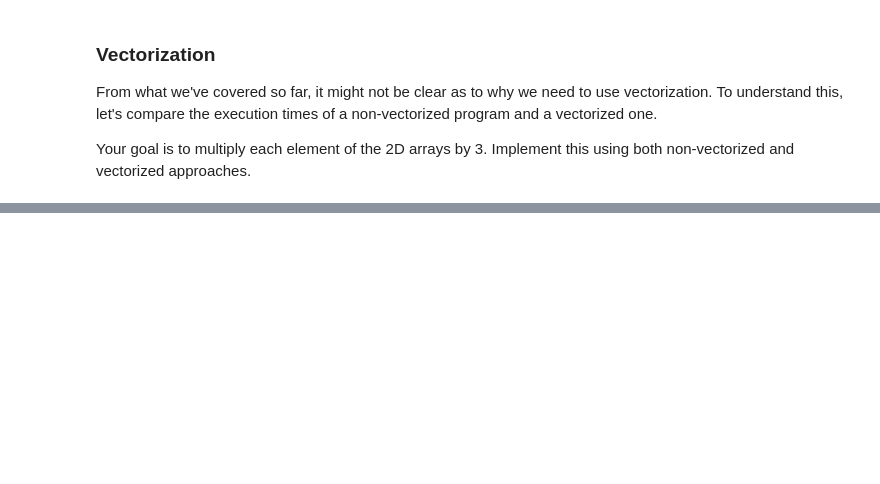
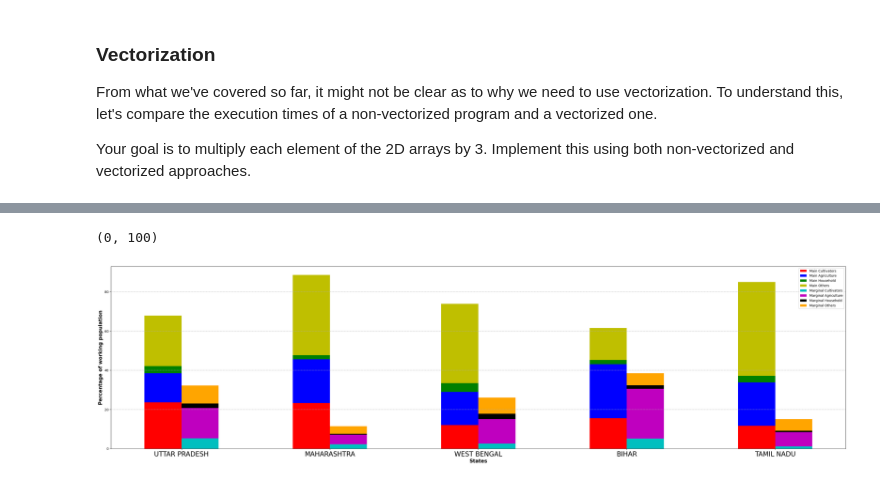
Before and after one commit to avinashc5/VisualTales-Image-Caption-Generator, a Jupyter notebook: Assignment1.ipynb, the cells around one changed output, grey strips where cells are left out. Saved outputs shown, nothing was run; the diff lists cells and outputs as text; code cells hidden in the pictures; blank space fills up the shorter version.

```diff
--- a/Assignment1.ipynb
+++ b/Assignment1.ipynb
@@ -306,0 +584,31 @@ data = pd.read_csv('NDAP_REPORT_6000.csv')
+# %%
+fig = plt.subplots(figsize = (40, 10))
+
+bar_width = 0.25
+
+br1 = np.arange(5)
+br2 = [x + bar_width for x in br1]
+
+plt.bar(br1, main_cultivators_list, color = 'r', width = bar_width, label ='Main Cultivators')
+plt.bar(br1, main_agriculture_list, bottom = main_cultivators_list, color = 'b', width = bar_width, label ='Main Agriculture')
+plt.bar(br1, main_household_list, bottom = main_cultivators_list + main_agriculture_list, color = 'g', width = bar_width, label ='Main Household')
+plt.bar(br1, main_others_list, bottom = main_cultivators_list + main_agriculture_list + main_household_list, color = 'y', width = bar_width, label ='Main Others')
+plt.bar(br2, marginal_cultivators_list, color = 'c', width = bar_width, label ='Marginal Cultivators')
+plt.bar(br2, marginal_agriculture_list, bottom = marginal_cultivators_list, color = 'm', width = bar_width, label ='Marginal Agriculture')
+plt.bar(br2, marginal_household_list, bottom = marginal_cultivators_list + marginal_agriculture_list, color = 'k', width = bar_width, label ='Marginal Household')
+plt.bar(br2, marginal_others_list, bottom = marginal_cultivators_list + marginal_agriculture_list + marginal_household_list, color = 'orange', width = bar_width, label ='Marginal Others')
+
+plt.xlabel('States', fontweight ='bold', fontsize = 15)
+plt.ylabel('Percentage of working population', fontweight ='bold', fontsize = 15)
+plt.xticks([r + bar_width/2 for r in range(5)], esorted_states[:5], fontsize = 20)
+
+plt.grid(axis = 'y', linestyle = '--')
+
+print(plt.ylim)
+
+plt.legend()
+
+plt.show()
+# %% [output]
+(0, 100)
+[figure, added]
```
Also changed, not shown: parts of 46 cells of this notebook.
